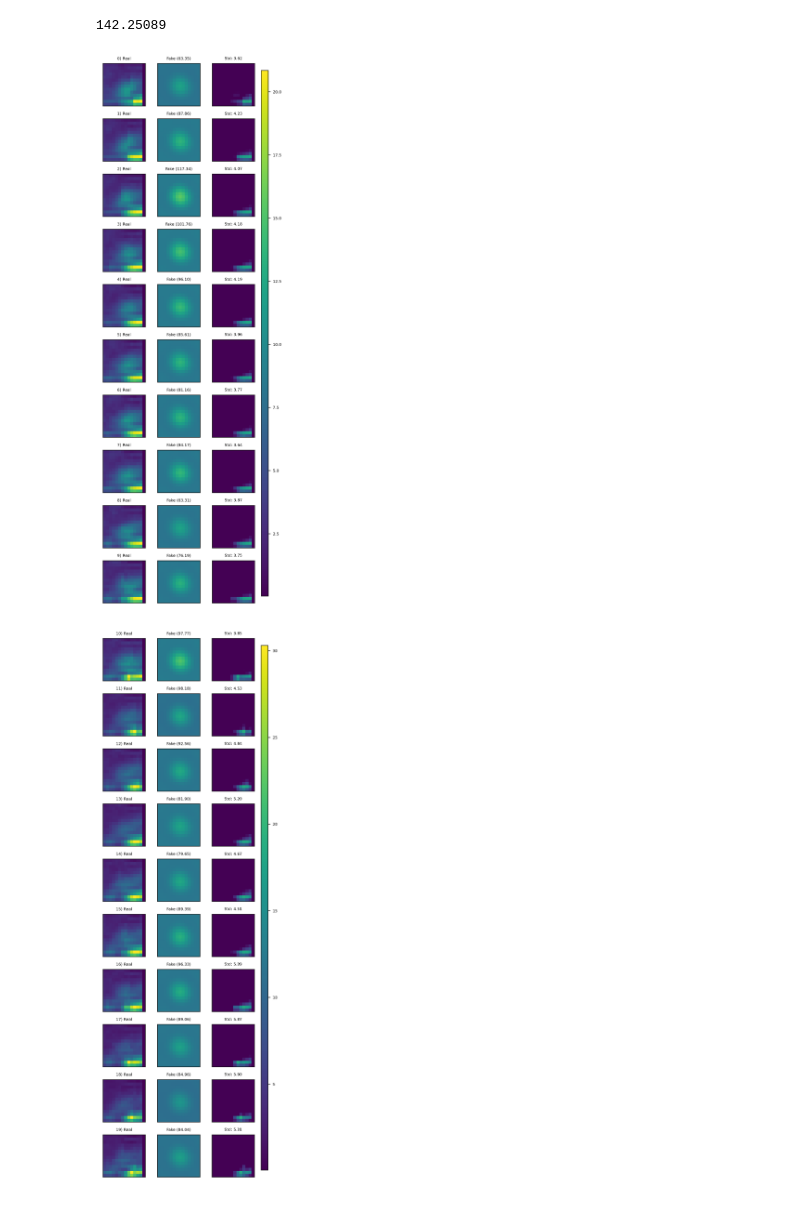
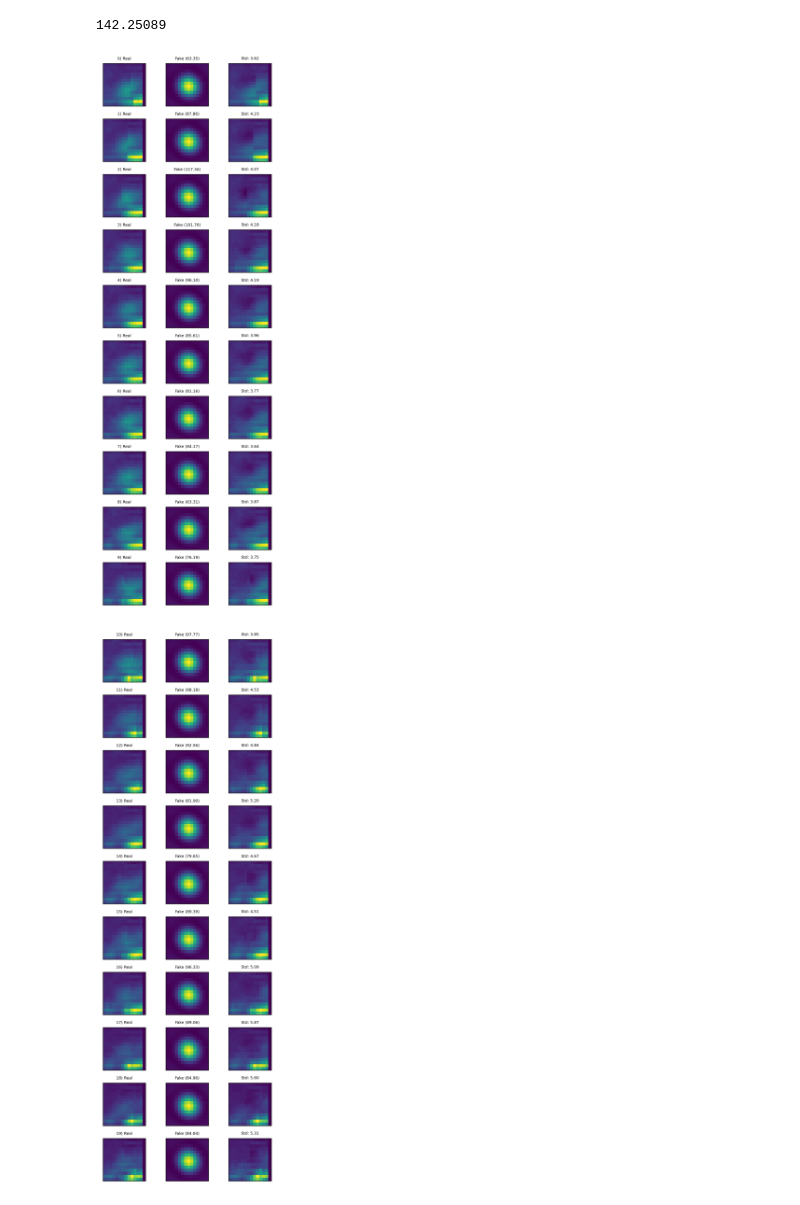
Before and after one commit to yemsnucleus/NEGFC, a Jupyter notebook: tutorial.ipynb, the cells around one changed output. Drawn from its saved outputs; the diff is of its cells as text; code cells hidden in the pictures.

Commit message:
figure

```diff
--- a/tutorial.ipynb
+++ b/tutorial.ipynb
@@ -117,7 +116,7 @@ for i, metric in enumerate(['epoch_loss', 'epoch_flux', 'epoch_std']):
 # %%
 from core.engine import inference_step
 # %%
-fake_comp, real_comp, fluxes = inference_step(cube, psf_filtered, table.iloc[index-1]['x'], table.iloc[index-1]['y'],
+fake_comp, real_comp, fluxes = inference_step(cube, psf_filtered, table.iloc[0]['x'], table.iloc[0]['y'],
                                               model_path=model_path, window_size=window_size)
 # %% [output]
 input shape:  (None, 90, 14, 14, 1)
@@ -132,38 +129,38 @@ pivots = np.arange(0, fake_comp.shape[0]+1, Ntotal)
 # %%
 Ntotal = 10
 fs = 6
 pivots = np.arange(0, fake_comp.shape[0], Ntotal)
 
 os.makedirs(os.path.join(model_path, 'results'), exist_ok=True)
 for start in pivots:
 
     fig, axes = plt.subplots(Ntotal, 3, dpi=300, figsize=(15, 15),sharex=True, sharey=True,
                             gridspec_kw={'hspace': 0.3, 'wspace': -0.85})
 
 
     for i, N in enumerate(range(start, start+Ntotal)):
 
         vmin = real_comp[N].min()
         vmax = real_comp[N].max()
 
-        axes[i][0].imshow(real_comp[N], vmin=vmin, vmax=vmax)
+        axes[i][0].imshow(real_comp[N])#, vmin=vmin, vmax=vmax)
         axes[i][0].set_title(f'{N}) Real', fontsize=fs)
 
-        axes[i][1].imshow(fake_comp[N], vmin=vmin, vmax=vmax)
+        axes[i][1].imshow(fake_comp[N])#, vmin=vmin, vmax=vmax)
         axes[i][1].set_title('Fake ({:.2f})'.format(fluxes[N]), fontsize=fs)
 
         residuals = real_comp[N]-fake_comp[N]
-        im = axes[i][2].imshow(residuals, vmin=vmin, vmax=vmax)
+        im = axes[i][2].imshow(residuals)#, vmin=vmin, vmax=vmax)
         axes[i][2].set_title('Std: {:.2f}'.format(np.std(residuals)), fontsize=fs)
 
         axes[i][0].set_xticks([])
         axes[i][0].set_yticks([])
 
-    fig.subplots_adjust(right=0.8)
-    cbar_ax = fig.add_axes([0.58, 0.12, 0.01, 0.75])
-    cbar_ax.tick_params(labelsize=fs)
-    fig.colorbar(im, cax=cbar_ax)
+#     fig.subplots_adjust(right=0.8)
+#     cbar_ax = fig.add_axes([0.58, 0.12, 0.01, 0.75])
+#     cbar_ax.tick_params(labelsize=fs)
+#     fig.colorbar(im, cax=cbar_ax)
     fig.savefig(os.path.join(model_path, 'results', f'{start}.pdf'), format='pdf', bbox_inches='tight')
 # %% [output]
-[figure, old version]
+[figure, new version]
-[figure, old version]
+[figure, new version]
```
Also changed, not shown: parts of 6 cells of this notebook, 1 other file.
